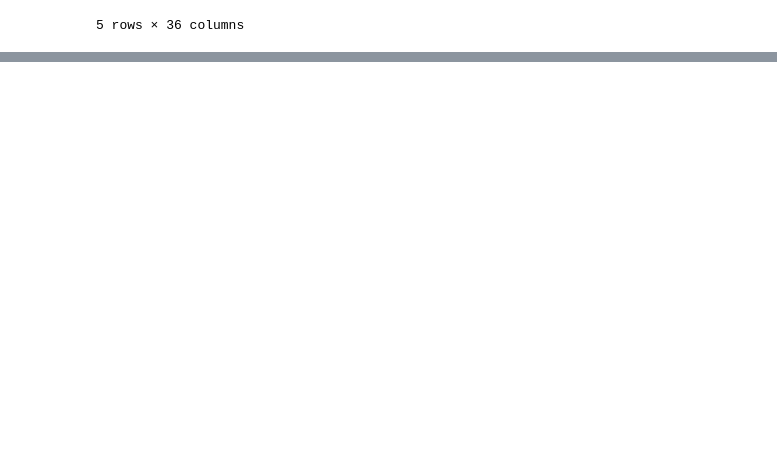
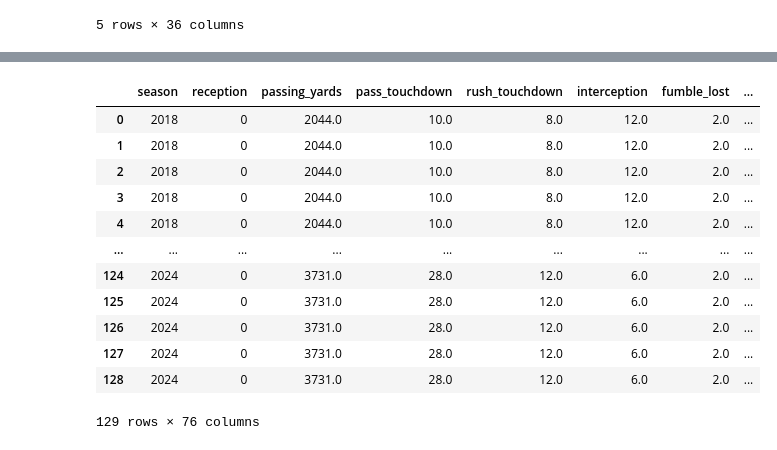
Before and after one commit to alexanderjireland/ff-draft-optimizer, a Jupyter notebook: notebooks/eda.ipynb, the cells around one changed output, grey strips where cells are left out. Cells and saved outputs as stored; diff of their text form; code cells hidden in the pictures; blank space fills up the shorter version.

Commit message:
Now working on collecting more season by season data. Will begin EDA soon.

```diff
--- a/notebooks/eda.ipynb
+++ b/notebooks/eda.ipynb
@@ -15,3 +15,7 @@ pbp.head()
 | 3 | 0 | NaN | NaN | NaN | 0.0 | NaN | NaN | ... |
 | 4 | 0 | NaN | NaN | NaN | 0.0 | NaN | NaN | ... |
 5 rows × 373 columns
+# %%
+#all_players = calculate_all_players_season_stats(save_to_csv=True, csv_filepath='../data/processed/season_stats_05_17.csv')
+all_players = pd.read_csv('../data/processed/season_stats_05_17.csv')
+all_players.head()
@@ -337,0 +34,3 @@ df.head()
+# %%
+ja = all_players[all_players['id']==josh_allen_id]
+ja
@@ -346,3 +54,6 @@ rosters.tail()
 | 63341 | 2024 | NO | DL | DT | 76.0 | RES | Camron Peterson | Camron | ... |
 | 63342 | 2024 | NO | DB | DB | NaN | DEV | Tra Fluellen | Tra | ... |
 5 rows × 36 columns
+# %%
+ja_df = pd.merge(ja, rosters, how='left', left_on=['id', 'season'], right_on=['gsis_id', 'season'])
+ja_df
@@ -348,0 +70,3 @@ rosters.tail()
+# %%
+next_gen_pass = pd.read_csv('../data/raw/next_gen_passing.csv', index_col=0).reset_index(drop=True)
+next_gen_pass.head()
@@ -348,0 +114,17 @@ rosters.tail()
+# %%
+ja_df = pd.merge(ja_df, next_gen_pass, how='left', left_on=['id', 'season'], right_on=['player_gsis_id', 'season'])
+ja_df
+# %% [output]
+|  | season | reception | passing_yards | pass_touchdown | rush_touchdown | interception | fumble_lost | ... |
+| 0 | 2018 | 0 | 2044.0 | 10.0 | 8.0 | 12.0 | 2.0 | ... |
+| 1 | 2018 | 0 | 2044.0 | 10.0 | 8.0 | 12.0 | 2.0 | ... |
+| 2 | 2018 | 0 | 2044.0 | 10.0 | 8.0 | 12.0 | 2.0 | ... |
+| 3 | 2018 | 0 | 2044.0 | 10.0 | 8.0 | 12.0 | 2.0 | ... |
+| 4 | 2018 | 0 | 2044.0 | 10.0 | 8.0 | 12.0 | 2.0 | ... |
+| ... | ... | ... | ... | ... | ... | ... | ... | ... |
+| 124 | 2024 | 0 | 3731.0 | 28.0 | 12.0 | 6.0 | 2.0 | ... |
+| 125 | 2024 | 0 | 3731.0 | 28.0 | 12.0 | 6.0 | 2.0 | ... |
+| 126 | 2024 | 0 | 3731.0 | 28.0 | 12.0 | 6.0 | 2.0 | ... |
+| 127 | 2024 | 0 | 3731.0 | 28.0 | 12.0 | 6.0 | 2.0 | ... |
+| 128 | 2024 | 0 | 3731.0 | 28.0 | 12.0 | 6.0 | 2.0 | ... |
+129 rows × 76 columns
```
Also changed, not shown: parts of 23 cells of this notebook.
